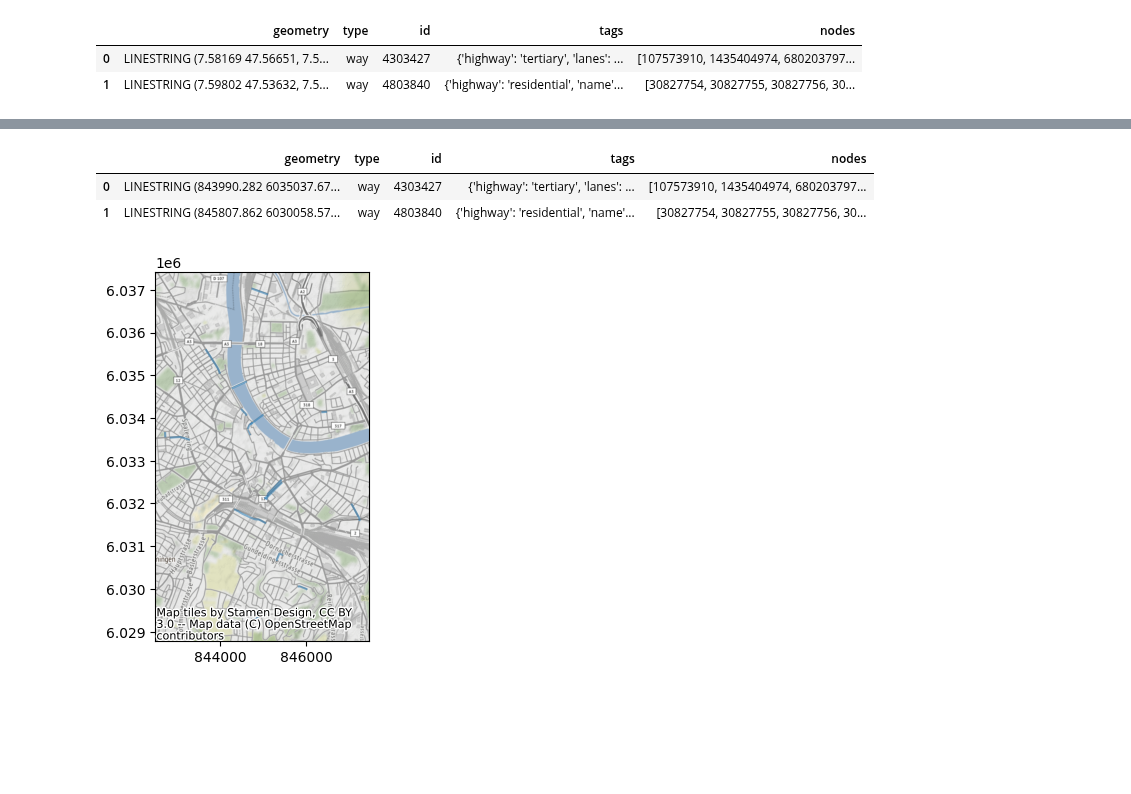
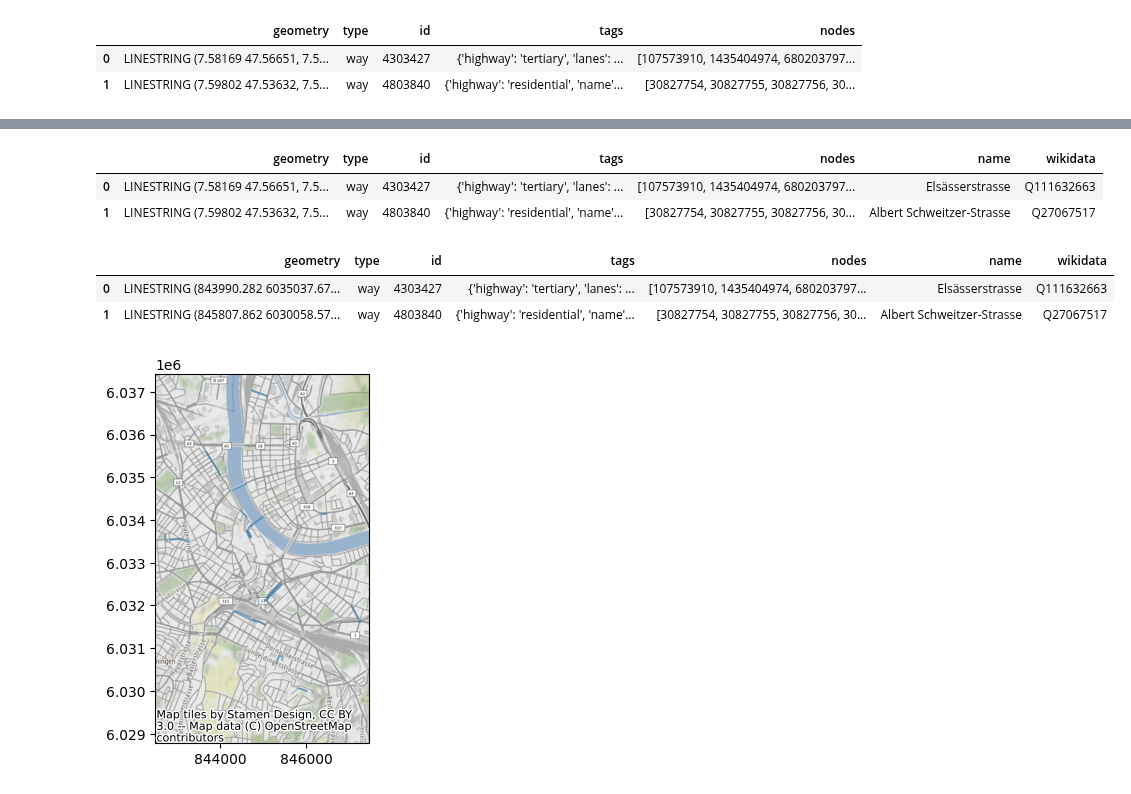
Before and after one commit to CaptainInler/cassda-zertifikatsarbeit, a Jupyter notebook: Dataunderstanding/du-Wikidata.ipynb, the cells around one changed output, grey strips where cells are left out. Saved outputs shown, nothing was run; the diff lists cells and outputs as text; code cells hidden in the pictures; blank space fills up the shorter version.

```diff
--- a/Dataunderstanding/du-Wikidata.ipynb
+++ b/Dataunderstanding/du-Wikidata.ipynb
@@ -51,3 +60,7 @@ points.head(2)
 |  | geometry | type | id | tags | nodes |
 | 0 | LINESTRING (7.58169 47.56651, 7.5... | way | 4303427 | {'highway': 'tertiary', 'lanes': ... | [107573910, 1435404974, 680203797... |
 | 1 | LINESTRING (7.59802 47.53632, 7.5... | way | 4803840 | {'highway': 'residential', 'name'... | [30827754, 30827755, 30827756, 30... |
+# %%
+#from pandas.io.json import json_normalize
+points2 = pd.json_normalize(points.to_dict('list'), ['tags'])
+points2.head(2)
@@ -54,10 +72,17 @@ points.head(2)
+# %%
+dfGeo = pd.concat([points, points2[["name", "wikidata"]]], axis = 1)
+dfGeo.head(2)
+# %% [output]
+|  | geometry | type | id | tags | nodes | name | wikidata |
+| 0 | LINESTRING (7.58169 47.56651, 7.5... | way | 4303427 | {'highway': 'tertiary', 'lanes': ... | [107573910, 1435404974, 680203797... | Elsässerstrasse | Q111632663 |
+| 1 | LINESTRING (7.59802 47.53632, 7.5... | way | 4803840 | {'highway': 'residential', 'name'... | [30827754, 30827755, 30827756, 30... | Albert Schweitzer-Strasse | Q27067517 |
 # %%
-points = points.to_crs(epsg=3857)
+dfGeo = dfGeo.to_crs(epsg=3857)
 # %%
-points.head(2)
+dfGeo.head(2)
 # %% [output]
-|  | geometry | type | id | tags | nodes |
-| 0 | LINESTRING (843990.282 6035037.67... | way | 4303427 | {'highway': 'tertiary', 'lanes': ... | [107573910, 1435404974, 680203797... |
-| 1 | LINESTRING (845807.862 6030058.57... | way | 4803840 | {'highway': 'residential', 'name'... | [30827754, 30827755, 30827756, 30... |
+|  | geometry | type | id | tags | nodes | name | wikidata |
+| 0 | LINESTRING (843990.282 6035037.67... | way | 4303427 | {'highway': 'tertiary', 'lanes': ... | [107573910, 1435404974, 680203797... | Elsässerstrasse | Q111632663 |
+| 1 | LINESTRING (845807.862 6030058.57... | way | 4803840 | {'highway': 'residential', 'name'... | [30827754, 30827755, 30827756, 30... | Albert Schweitzer-Strasse | Q27067517 |
 # %%
 import contextily as cx
```
Also changed, not shown: parts of 16 cells of this notebook.
